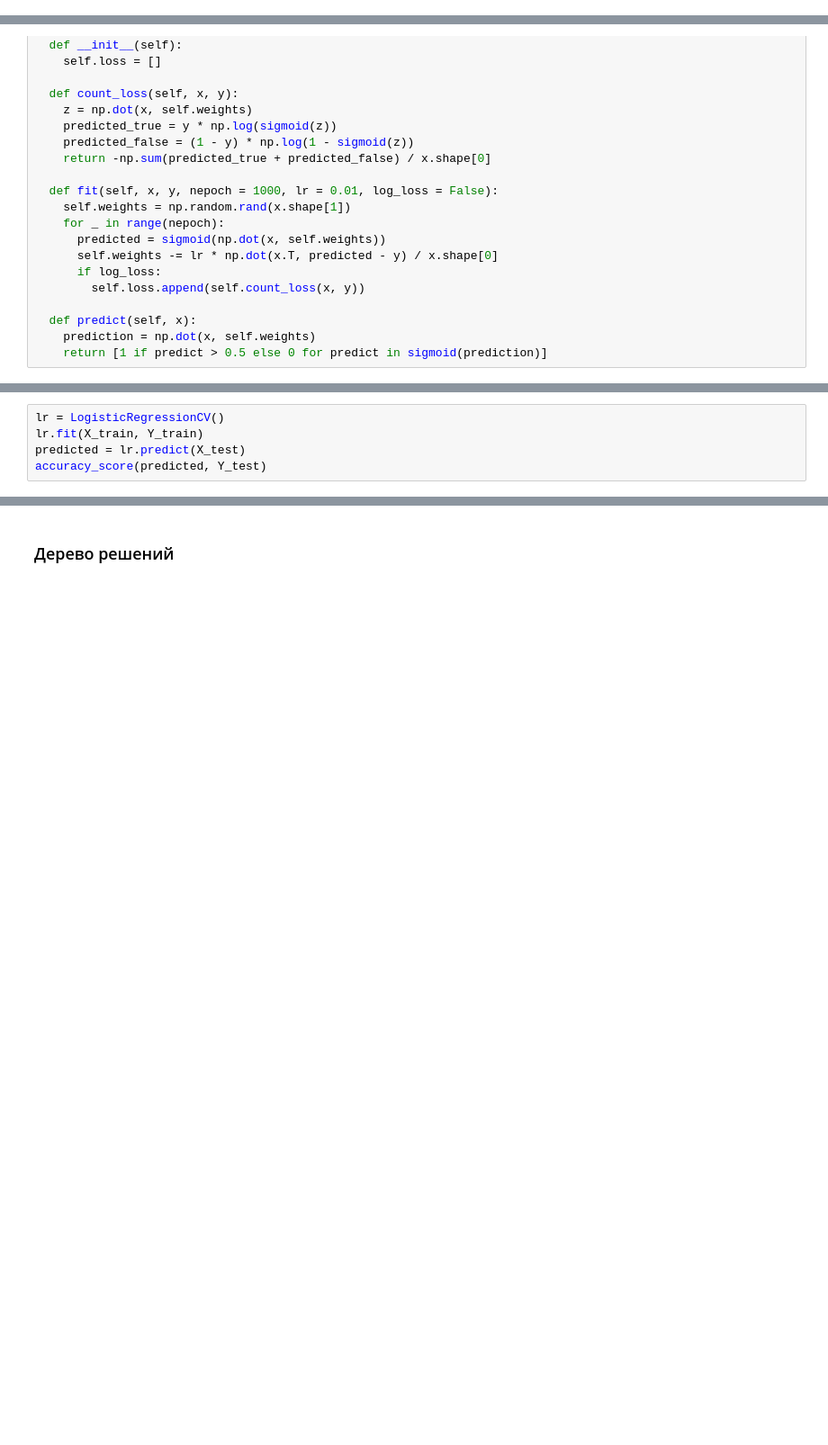
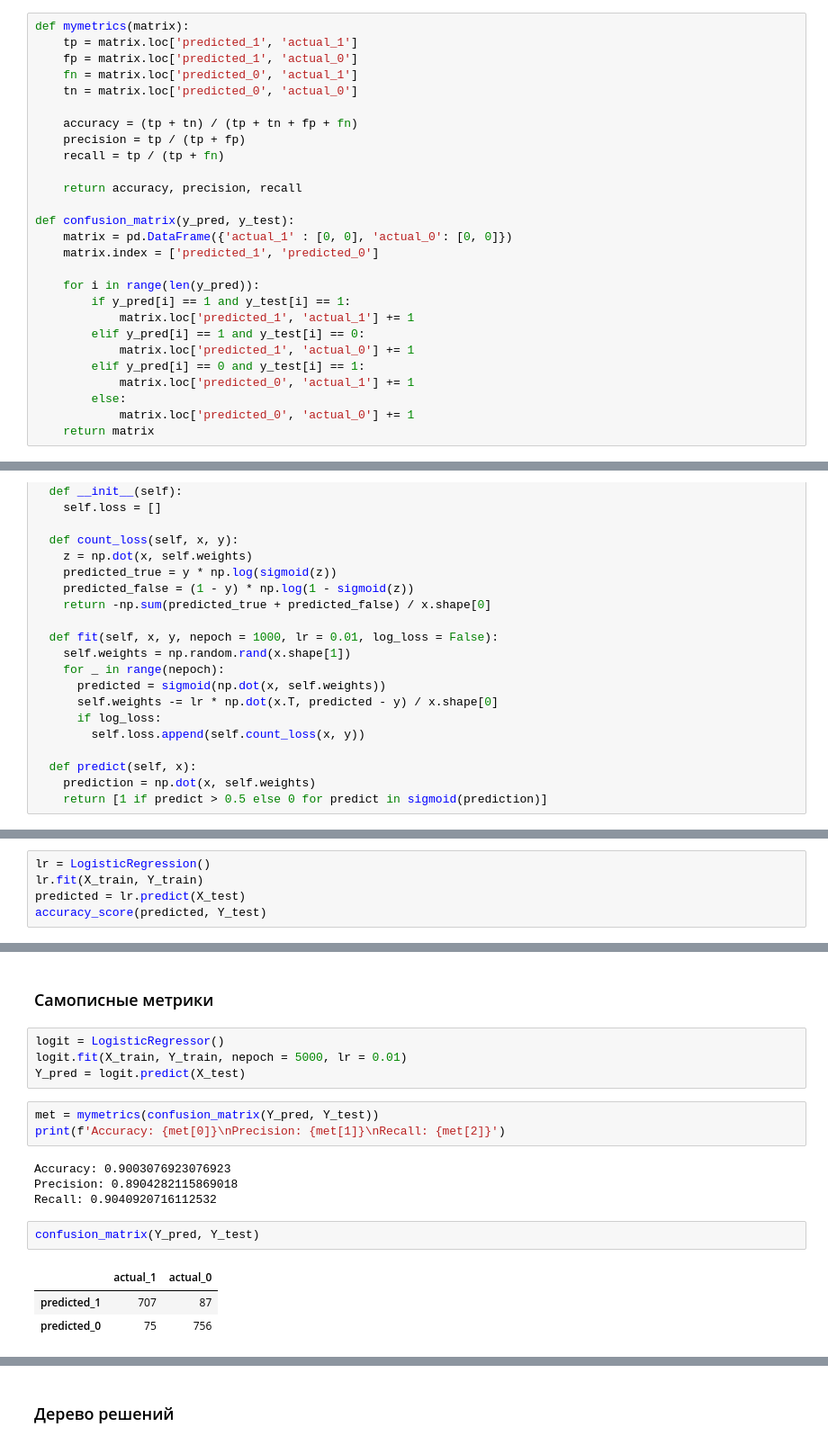
Before and after one commit to keoni02032/MAI_ML, a Jupyter notebook: lab2/ML_2.ipynb, the cells around one changed output, grey strips where cells are left out. Shown at 90% size. Drawn from its saved outputs; the diff is of its cells as text; blank space fills up the shorter version.

```diff
--- a/lab2/ML_2.ipynb
+++ b/lab2/ML_2.ipynb
@@ -56,3 +72,30 @@ Y_train = Y_train.to_numpy()
+# %%
+def mymetrics(matrix):
+    tp = matrix.loc['predicted_1', 'actual_1']
+    fp = matrix.loc['predicted_1', 'actual_0']
+    fn = matrix.loc['predicted_0', 'actual_1']
+    tn = matrix.loc['predicted_0', 'actual_0']
+
+    accuracy = (tp + tn) / (tp + tn + fp + fn)
+    precision = tp / (tp + fp)
+    recall = tp / (tp + fn)
+
+    return accuracy, precision, recall
+
+def confusion_matrix(y_pred, y_test):
+    matrix = pd.DataFrame({'actual_1' : [0, 0], 'actual_0': [0, 0]})
+    matrix.index = ['predicted_1', 'predicted_0']
+
+    for i in range(len(y_pred)):
+        if y_pred[i] == 1 and y_test[i] == 1:
+            matrix.loc['predicted_1', 'actual_1'] += 1
+        elif y_pred[i] == 1 and y_test[i] == 0:
+            matrix.loc['predicted_1', 'actual_0'] += 1
+        elif y_pred[i] == 0 and y_test[i] == 1:
+            matrix.loc['predicted_0', 'actual_1'] += 1
+        else:
+            matrix.loc['predicted_0', 'actual_0'] += 1
+    return matrix
 # %% [markdown]
 ### Логистическая регрессия
 # %%
@@ -90,5 +133,5 @@ accuracy_score(predicted, Y_test)
 # %%
-lr = LogisticRegressionCV()
+lr = LogisticRegression()
 lr.fit(X_train, Y_train)
 predicted = lr.predict(X_test)
 accuracy_score(predicted, Y_test)
@@ -124,0 +168,19 @@ Learning rate = 0.001, nepoch = 15000, train accuracy = 0.9338359747653485, test
+# %% [markdown]
+### Самописные метрики
+# %%
+logit = LogisticRegressor()
+logit.fit(X_train, Y_train, nepoch = 5000, lr = 0.01)
+Y_pred = logit.predict(X_test)
+# %%
+met = mymetrics(confusion_matrix(Y_pred, Y_test))
+print(f'Accuracy: {met[0]}\nPrecision: {met[1]}\nRecall: {met[2]}')
+# %% [output]
+Accuracy: 0.9003076923076923
+Precision: 0.8904282115869018
+Recall: 0.9040920716112532
+# %%
+confusion_matrix(Y_pred, Y_test)
+# %% [output]
+|  | actual_1 | actual_0 |
+| predicted_1 | 707 | 87 |
+| predicted_0 | 75 | 756 |
```
Also changed, not shown: parts of 35 cells of this notebook.
